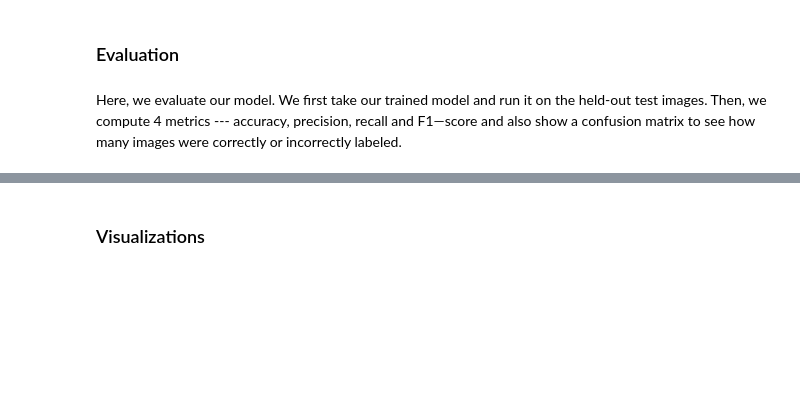
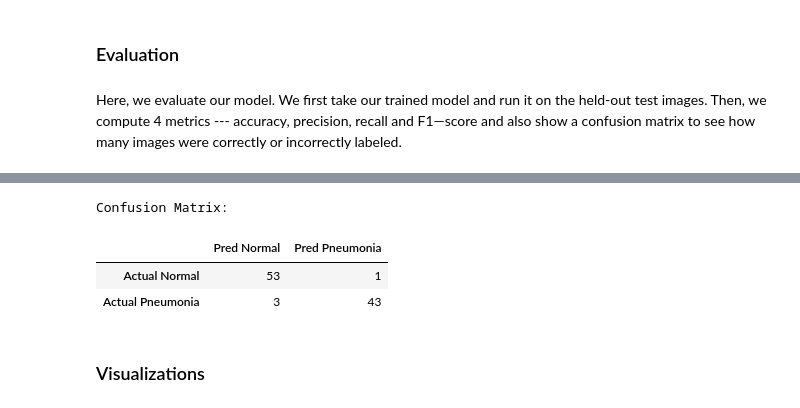
Before and after one commit to hunchongtan/PneumoniaDetection, a Jupyter notebook: main.ipynb, the cells around one changed output, grey strips where cells are left out. Saved outputs shown, nothing was run; the diff lists cells and outputs as text; code cells hidden in the pictures; blank space fills up the shorter version.

```diff
--- a/main.ipynb
+++ b/main.ipynb
@@ -349,5 +360,20 @@ display(report_df)
 | macro avg | 0.96 | 0.96 | 0.96 | 100 |
 | weighted avg | 0.96 | 0.96 | 0.96 | 100 |
+# %%
+# Confusion Matrix
+cm = confusion_matrix(targets, predictions)
+cm_df = pd.DataFrame(
+    cm,
+    index=['Actual Normal','Actual Pneumonia'],
+    columns=['Pred Normal','Pred Pneumonia']
+)
+print("\nConfusion Matrix:")
+display(cm_df)
+# %% [output]
+Confusion Matrix:
+|  | Pred Normal | Pred Pneumonia |
+| Actual Normal | 53 | 1 |
+| Actual Pneumonia | 3 | 43 |
 # %% [markdown]
 ### Visualizations
 # %% [markdown]
```
Also changed, not shown: parts of 2 cells of this notebook.
